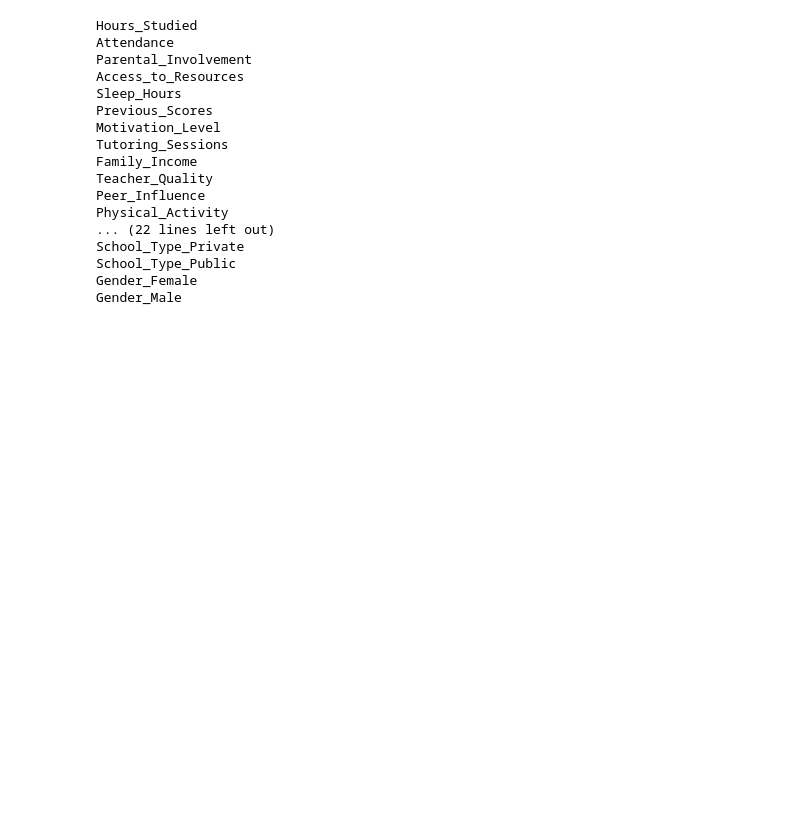
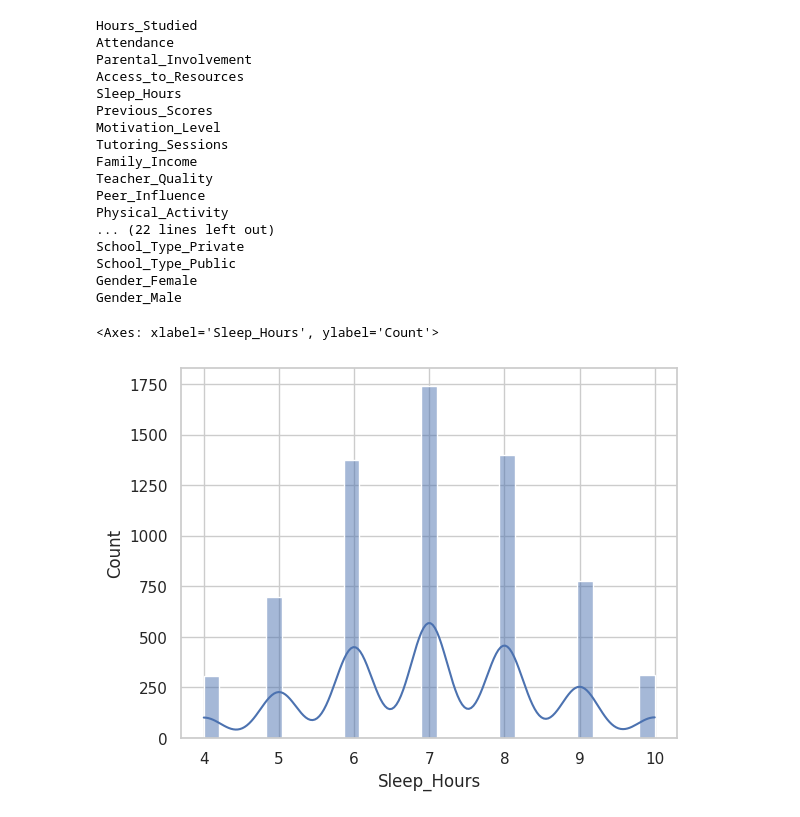
Before and after one commit to rolahadidy44/Multi-Class-Classification-Predicting-University-Student-Grades, a Jupyter notebook: analysis/analysis.ipynb, the cells around one changed output. Drawn from its saved outputs; the diff is of its cells as text; code cells hidden in the pictures; blank space fills up the shorter version.

```diff
--- a/analysis/analysis.ipynb
+++ b/analysis/analysis.ipynb
@@ -333,3 +335,8 @@ School_Type_Private
 School_Type_Public
 Gender_Female
 Gender_Male
+# %%
+sns.histplot(df["Sleep_Hours"], kde=True)
+# %% [output]
+<Axes: xlabel='Sleep_Hours', ylabel='Count'>
+[figure, added]
```
Also changed, not shown: parts of 4 cells of this notebook.
